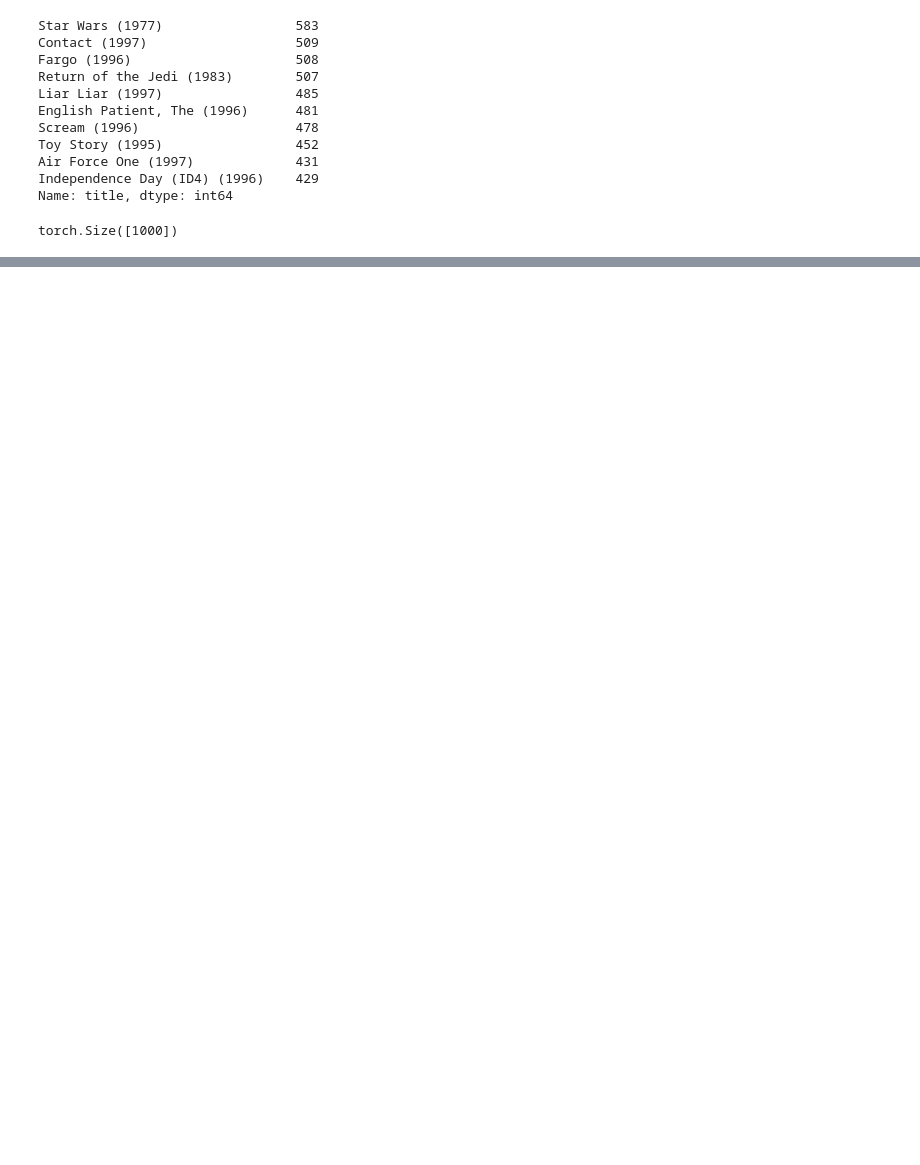
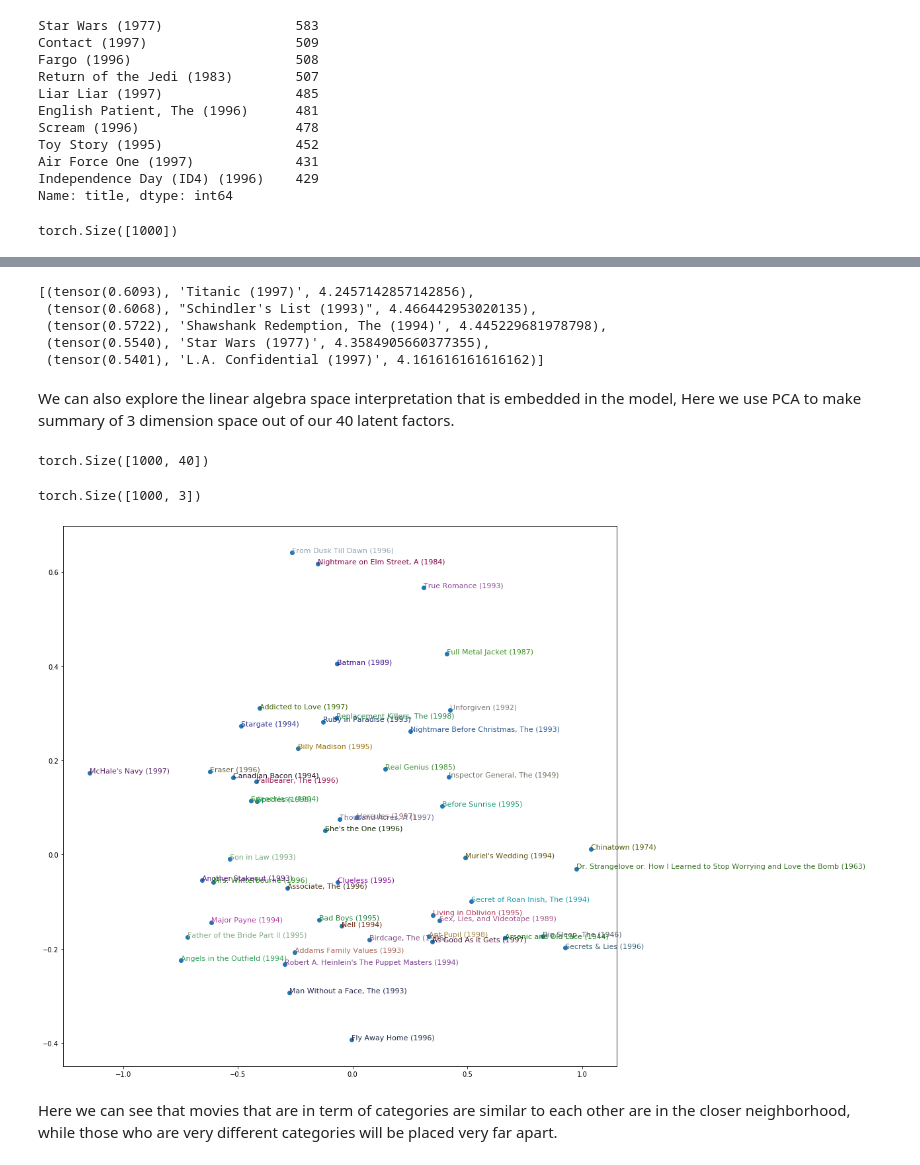
Before and after one commit to NachoDave/fastai-v3, a Jupyter notebook: nbs/collabs/fastai_lesson4_collab.ipynb, the cells around one changed output, grey strips where cells are left out. Cells and saved outputs as stored; diff of their text form; code cells hidden in the pictures; blank space fills up the shorter version.

Commit message:
Finished the learning on the collab

```diff
--- a/nbs/collabs/fastai_lesson4_collab.ipynb
+++ b/nbs/collabs/fastai_lesson4_collab.ipynb
@@ -172,0 +189,38 @@ TypeError: ignored
+# %%
+sorted(movie_ratings, key=lambda x: x[0], reverse=True)[:5]
+# %% [output]
+[(tensor(0.6093), 'Titanic (1997)', 4.2457142857142856),
+ (tensor(0.6068), "Schindler's List (1993)", 4.466442953020135),
+ (tensor(0.5722), 'Shawshank Redemption, The (1994)', 4.445229681978798),
+ (tensor(0.5540), 'Star Wars (1977)', 4.3584905660377355),
+ (tensor(0.5401), 'L.A. Confidential (1997)', 4.161616161616162)]
+# %% [markdown]
+We can also explore the linear algebra space interpretation that is embedded in the model, Here we use PCA to make summary of 3 dimension space out of our 40 latent factors.
+# %%
+movie_w = learn.weight(top_movies.index, is_item=True)
+movie_w.shape
+# %% [output]
+torch.Size([1000, 40])
+# %%
+movie_pca = movie_w.pca(3)
+movie_pca.shape
+# %% [output]
+torch.Size([1000, 3])
+# %%
+fac0, fac1, fac2 = movie_pca.t()
+movie_comp = [(f, i) for f,i in zip(fac0, top_movies.index)]
+# %%
+idxs = np.random.choice(len(top_movies.index), 50, replace=False)
+X = fac0[idxs]
+Y = fac2[idxs]
+
+plt.figure(figsize=(15,15))
+plt.scatter(X, Y)
+for i, x, y in zip(top_movies[idxs].index, X, Y):
+  plt.text(x, y, i, color=np.random.rand(3) * 0.7, fontsize=11)
+
+plt.show()
+# %% [output]
+[figure, added]
+# %% [markdown]
+Here we can see that movies that are in term of categories are similar to each other are in the closer neighborhood, while those who are very different categories will be placed very far apart.
```
Also changed, not shown: parts of 5 cells of this notebook.
